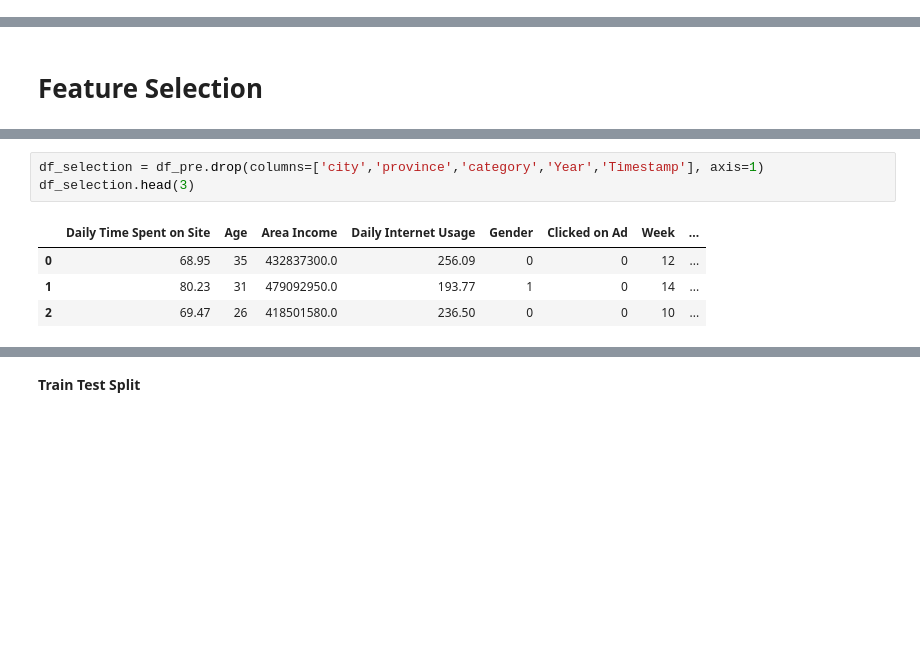
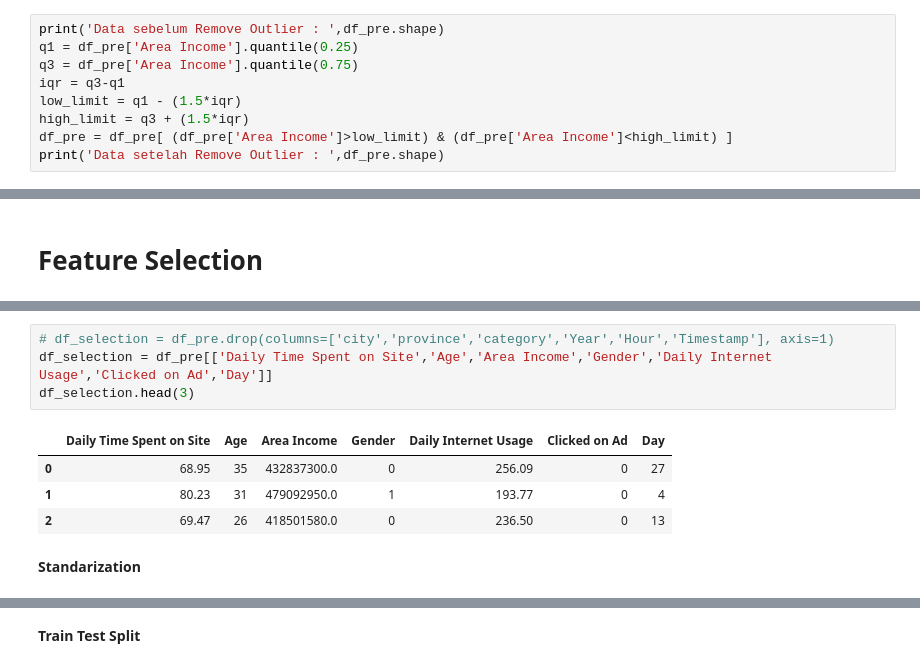
Before and after one commit to JodhiKrisantus/Predict-Customer-Clicked-Ads-Classification, a Jupyter notebook: Classification - Predict Clicked Ads.ipynb, the cells around one changed output, grey strips where cells are left out. Saved outputs shown, nothing was run; the diff lists cells and outputs as text; blank space fills up the shorter version.

```diff
--- a/Classification - Predict Clicked Ads.ipynb
+++ b/Classification - Predict Clicked Ads.ipynb
@@ -314,0 +347,9 @@ df_pre['Timestamp'] = pd.to_datetime(df_pre['Timestamp'])
+# %%
+print('Data sebelum Remove Outlier : ',df_pre.shape)
+q1 = df_pre['Area Income'].quantile(0.25)
+q3 = df_pre['Area Income'].quantile(0.75)
+iqr = q3-q1
+low_limit = q1 - (1.5*iqr)
+high_limit = q3 + (1.5*iqr)
+df_pre = df_pre[ (df_pre['Area Income']>low_limit) & (df_pre['Area Income']<high_limit) ]
+print('Data setelah Remove Outlier : ',df_pre.shape)
@@ -379,8 +434,11 @@ Text(0.5, 1.0, 'Heatmap Korelasi Antara Fitur')
 # %%
-df_selection = df_pre.drop(columns=['city','province','category','Year','Timestamp'], axis=1)
+# df_selection = df_pre.drop(columns=['city','province','category','Year','Hour','Timestamp'], axis=1)
+df_selection = df_pre[['Daily Time Spent on Site','Age','Area Income','Gender','Daily Internet Usage','Clicked on Ad','Day']]
 df_selection.head(3)
 # %% [output]
-|  | Daily Time Spent on Site | Age | Area Income | Daily Internet Usage | Gender | Clicked on Ad | Week | ... |
-| 0 | 68.95 | 35 | 432837300.0 | 256.09 | 0 | 0 | 12 | ... |
-| 1 | 80.23 | 31 | 479092950.0 | 193.77 | 1 | 0 | 14 | ... |
-| 2 | 69.47 | 26 | 418501580.0 | 236.50 | 0 | 0 | 10 | ... |
+|  | Daily Time Spent on Site | Age | Area Income | Gender | Daily Internet Usage | Clicked on Ad | Day |
+| 0 | 68.95 | 35 | 432837300.0 | 0 | 256.09 | 0 | 27 |
+| 1 | 80.23 | 31 | 479092950.0 | 1 | 193.77 | 0 | 4 |
+| 2 | 69.47 | 26 | 418501580.0 | 0 | 236.50 | 0 | 13 |
+# %% [markdown]
+**Standarization**
```
Also changed, not shown: parts of 73 cells of this notebook.
